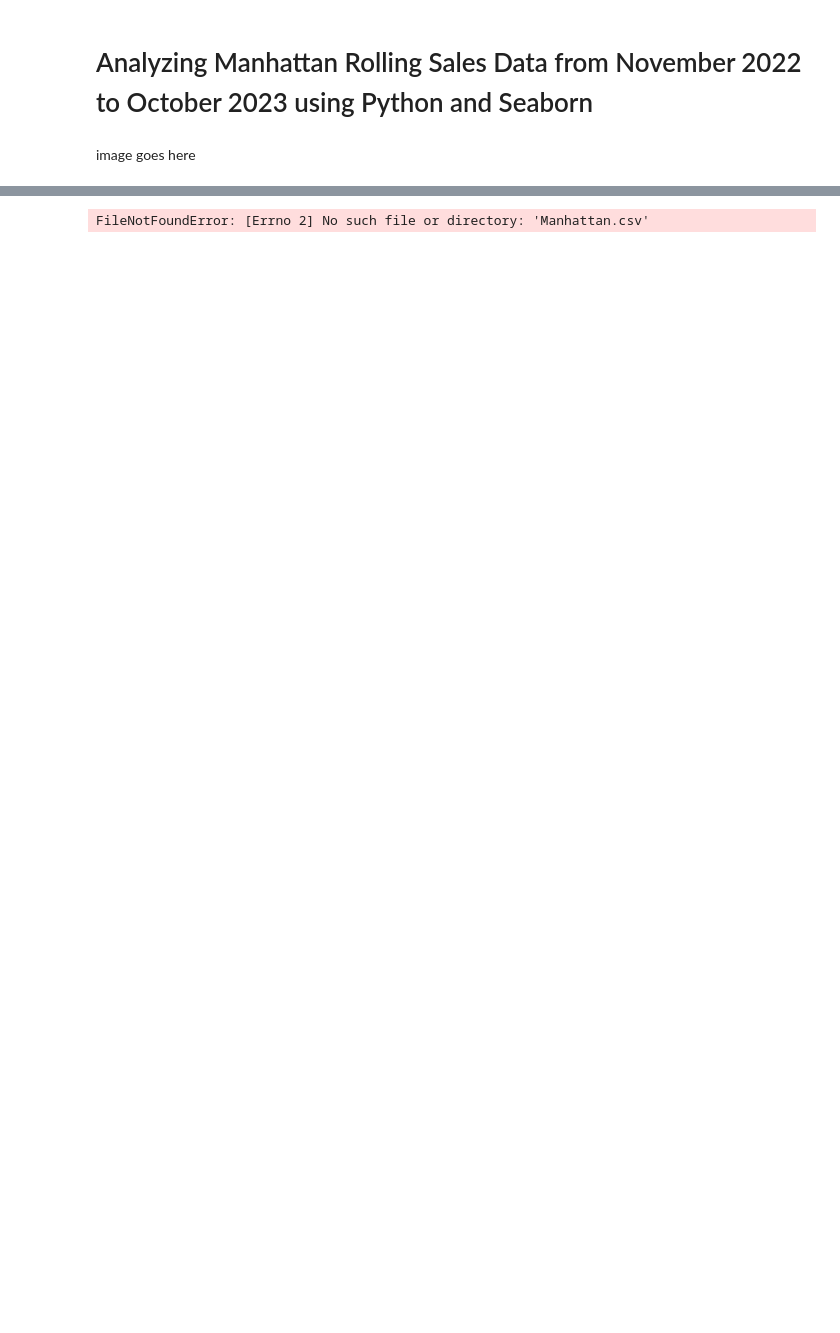
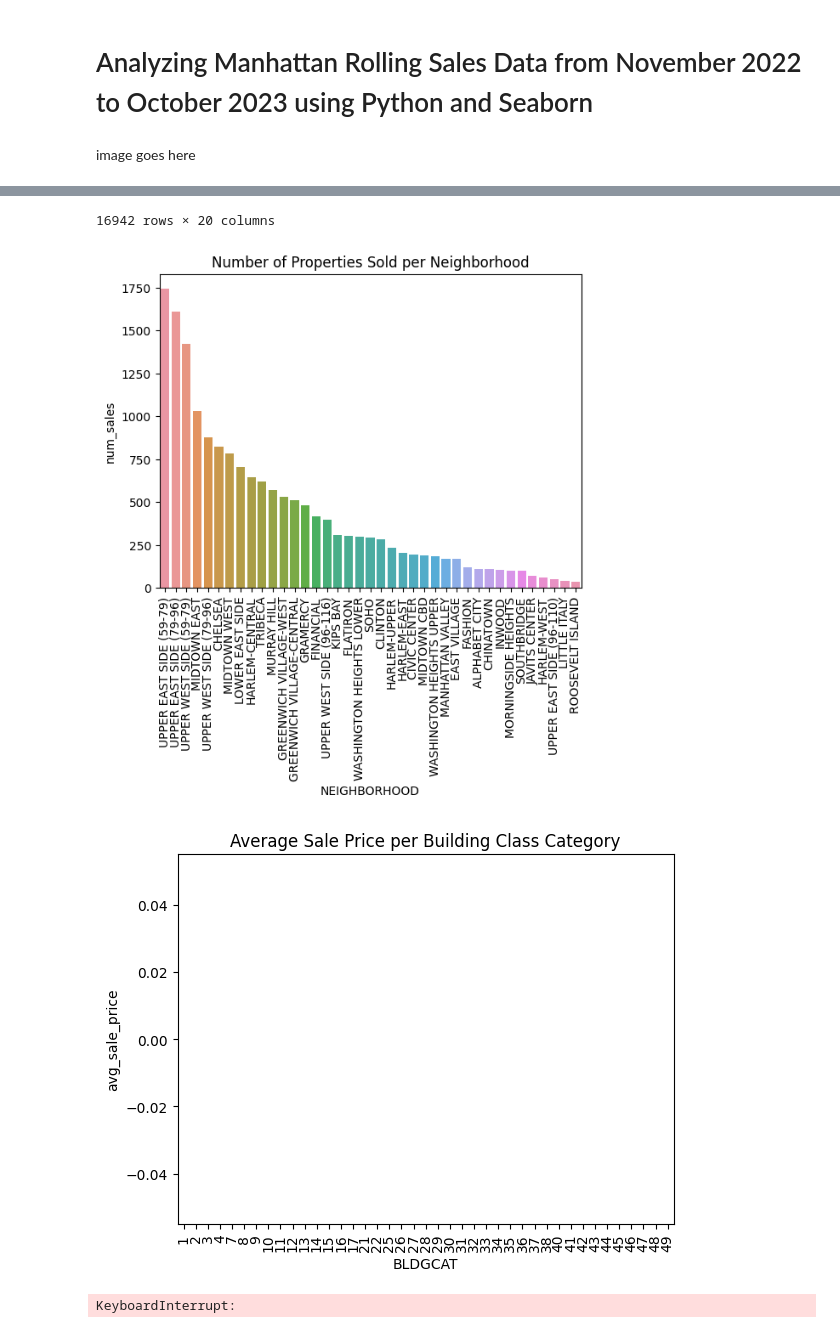
Before and after one commit to guzmanwolfrank/Data, a Jupyter notebook: ManhattanRE/Project/ManhattanRE.ipynb, the cells around one changed output, grey strips where cells are left out. Cells and saved outputs as stored; diff of their text form; code cells hidden in the pictures; blank space fills up the shorter version.

```diff
--- a/ManhattanRE/Project/ManhattanRE.ipynb
+++ b/ManhattanRE/Project/ManhattanRE.ipynb
@@ -13,10 +13,13 @@ import warnings
 warnings.filterwarnings('ignore')
 
 # Step 1: Read the CSV File
-csv_file = r'C:\Users\Wolfrank\Desktop\sdf.csv'  # Use a raw string for the file path
+csv_file = r'C:\Users\wolfr\Desktop\Lab\Data-SQL\ManhattanRE\Data\ManhattanData.csv'  # Use a raw string for the file path
 df = pd.read_csv(csv_file).round(2)
-# Load the data from the CSV file into a Pandas DataFrame
-df = pd.read_csv('Manhattan.csv')
+
+# Print or Display DataFrame
+
+display(df)
+
 
 # Connect to the SQLite database
 conn = sqlite3.connect('manhattan_sales.db')
@@ -42,31 +45,31 @@ plt.show()
 
 # Query 2: Average sale price per building class category
 query2 = """
-SELECT BUILDING_CLASS_CATEGORY, AVG(SALE_PRICE) AS avg_sale_price
+SELECT BLdGCAT, AVG(SALE_PRICE) AS avg_sale_price
 FROM sales_data
-GROUP BY BUILDING_CLASS_CATEGORY
+GROUP BY BLDGCAT
 ORDER BY avg_sale_price DESC
 """
 df_avg_price_by_category = pd.read_sql_query(query2, conn)
 
-sns.barplot(x='BUILDING_CLASS_CATEGORY', y='avg_sale_price', data=df_avg_price_by_category)
-plt.xticks(rotation=45)
+sns.barplot(x='BLDGCAT', y='avg_sale_price', data=df_avg_price_by_category)
+plt.xticks(rotation=90)
 plt.title('Average Sale Price per Building Class Category')
 plt.show()
 
 # Query 3: Correlation between total units and sale price
-sns.scatterplot(x='TOTAL_UNITS', y='SALE_PRICE', data=df)
+sns.scatterplot(x='UNITS', y='SALE_PRICE', data=df)
 plt.title('Correlation between Total Units and Sale Price')
 plt.show()
 
 # Query 4: Distribution of sale price per year built
-sns.boxplot(x='YEAR_BUILT', y='SALE_PRICE', data=df)
+sns.boxplot(x='BUILT', y='SALE_PRICE', data=df)
 plt.title('Distribution of Sale Price per Year Built')
 plt.xticks(rotation=45)
 plt.show()
 
 # Query 5: Heatmap of sale price based on building class category and neighborhood
-df_pivot = df.pivot_table(values='SALE_PRICE', index='BUILDING_CLASS_CATEGORY', columns='NEIGHBORHOOD')
+df_pivot = df.pivot_table(values='SALE_PRICE', index='BLDGCAT', columns='NEIGHBORHOOD')
 sns.heatmap(df_pivot, annot=True)
 plt.title('Heatmap of Sale Price by Building Class Category and Neighborhood')
 plt.show()
@@ -82,15 +85,15 @@ plt.title('Total Sales per Month')
 plt.show()
 
 # Query 7: Stacked histogram of property types sold
-df_by_types = df.groupby('BUILDING_CLASS_DESCRIPTION').agg(count=('SALE_DATE', 'count'))
+df_by_types = df.groupby('BLDGDESCRIPTION').agg(count=('SALE_DATE', 'count'))
 
 sns.histplot(df_by_types.index, weights='count', cumulative=True)
-plt.xticks(rotation=45)
+plt.xticks(rotation=90)
 plt.title('Stacked Histogram of Property Types Sold')
 plt.show()
 
 # Query 8: Donut chart of property sales by tax class at time of sale
-df_tax_class_sales = df.groupby('TAX_CLASS_AT_TIME_OF_SALE').agg(count=('SALE_DATE', 'count'))
+df_tax_class_sales = df.groupby('TAXCLSALE').agg(count=('SALE_DATE', 'count'))
 
 plt.pie(df_tax_class_sales['count'], labels=df_tax_class_sales.index, autopct='%1.1f%%', startangle=90)
 plt.axis('equal')
@@ -98,19 +101,7 @@ plt.title('Donut Chart of Property Sales by Tax Class at Time of Sale')
 plt.show()
 
 # Query 9: Scatter plot of sale price vs. land square footage
-sns.scatterplot(x='LAND SQUARE FEET', y='SALE_PRICE', data=df)
+sns.scatterplot(x='LANDSFT', y='SALE_PRICE', data=df)
 plt.title('Sale Price vs. Land Square Footage')
 plt.show()
-
-# Query 10: Box plot of sale price
-sns.boxplot(
-    x = "NEIGHBORHOOD",
-    y = "SALE_PRICE",
-    showmeans=True,
-    data=df
-)
-
-# Rotate x labels to prevent overlapping
-plt.xticks(rotation=45)
-plt.show()
 # %% [output]
@@ -117 +120,4 @@ plt.show()
-FileNotFoundError: [Errno 2] No such file or directory: 'Manhattan.csv'
+16942 rows × 20 columns
+[figure, added]
+[figure, added]
+KeyboardInterrupt:
```
Also changed, not shown: parts of 1 cell of this notebook, 3 other files.
